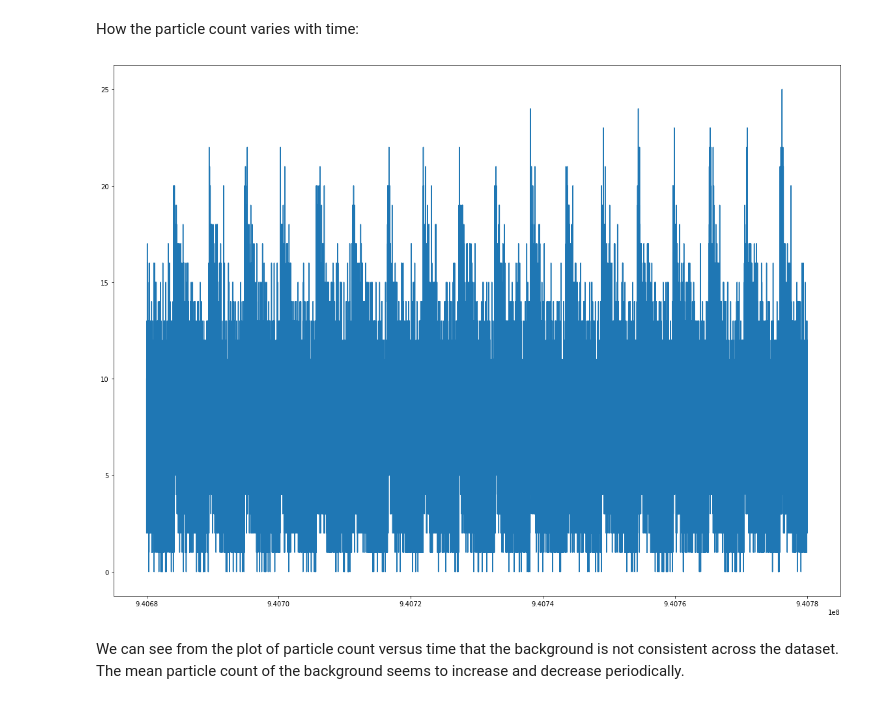
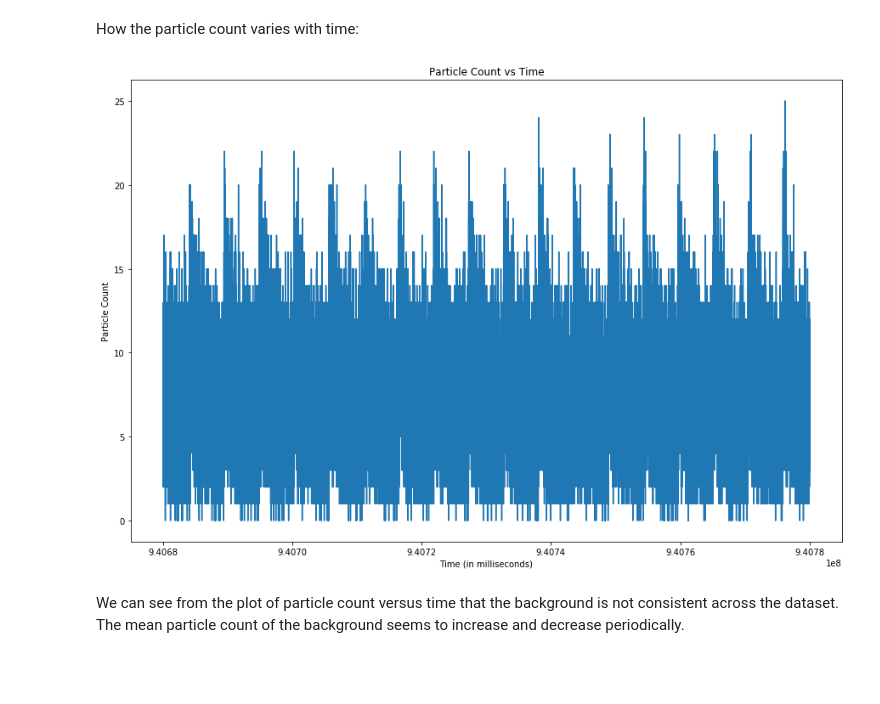
Before and after one commit to nroth12uw/Lab1_PHYS434, a Jupyter notebook: Lab4.ipynb, the cells around one changed output. Cells and saved outputs as stored; diff of their text form; code cells hidden in the pictures; blank space fills up the shorter version.

```diff
--- a/Lab4.ipynb
+++ b/Lab4.ipynb
@@ -9,7 +14,7 @@ from scipy import stats
 import h5py
 
 #this sets the size of the plot to something useful
-plt.rcParams["figure.figsize"] = (20,15)
+plt.rcParams["figure.figsize"] = (15,10)
 # %%
 hf = h5py.File('gammaray_lab4.h5', 'r')
 # %%
@@ -49,10 +62,13 @@ How the particle count varies with time:
 # %%
 x = data[0, 0:1000000:10]
 y = data[3, 0:1000000:10]
 plt.plot(x, y)
+plt.title('Particle Count vs Time')
+plt.xlabel('Time (in milliseconds)')
+plt.ylabel('Particle Count')
 plt.show()
 # %% [output]
-[figure, old version]
+[figure, new version]
 # %% [markdown]
 We can see from the plot of particle count versus time that the background is not consistent across the dataset. The mean particle count of the background seems to increase and decrease periodically.
 # %% [markdown]
```
Also changed, not shown: parts of 34 cells of this notebook.
